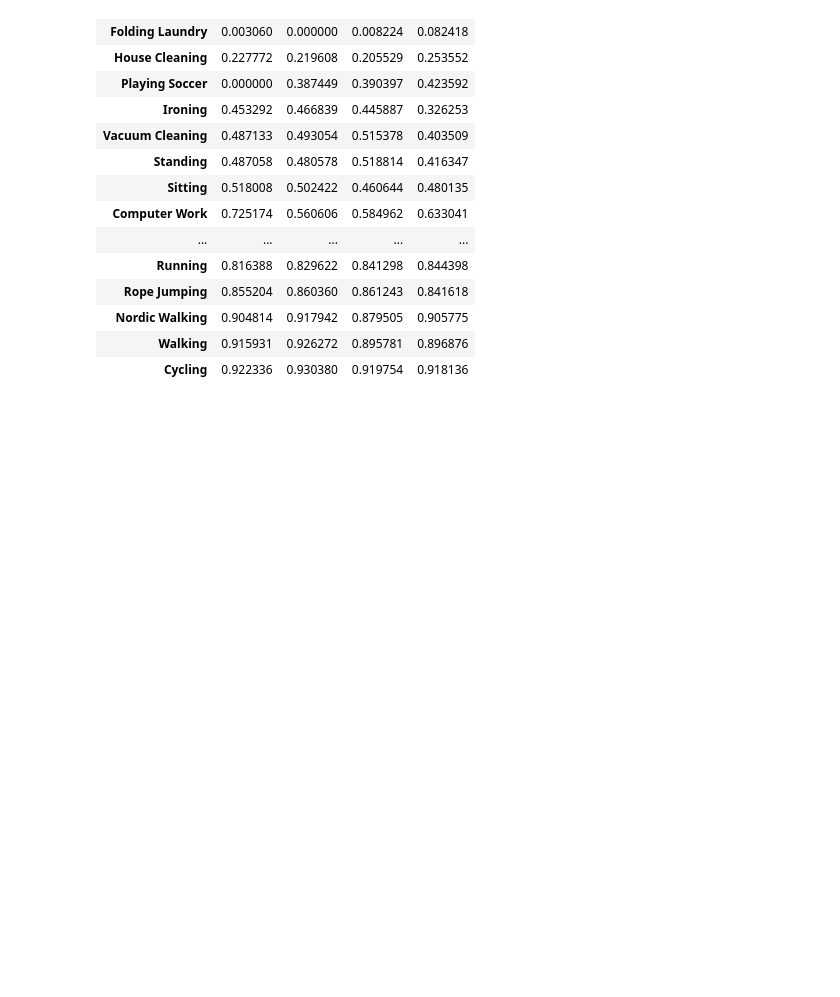
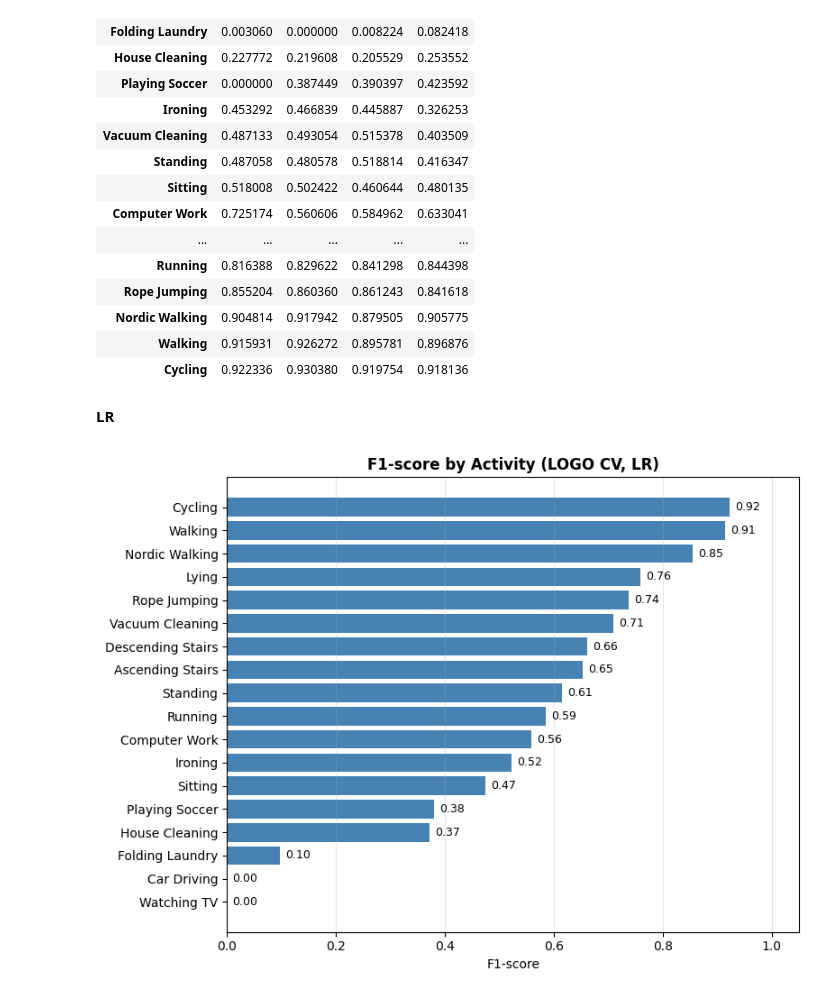
Before and after one commit to Ba-Hi/HAR, a Jupyter notebook: ML_models/main_pamap2.ipynb, the cells around one changed output. Saved outputs shown, nothing was run; the diff lists cells and outputs as text; code cells hidden in the pictures; blank space fills up the shorter version.

Commit message:
different techniques for splitting the data

```diff
--- a/ML_models/main_pamap2.ipynb
+++ b/ML_models/main_pamap2.ipynb
@@ -1477,0 +1577,7 @@ print(rf_params_LeaveOneGroupOut)
+# %%
+# Leave-One-Group-Out
+lr_report_LeaveOneGroupOut, lr_params_LeaveOneGroupOut = train_and_classify_flex(
+    X_np, y_np, groups, model='lr', MODEL_REGISTRY=MODEL_REGISTRY,
+    split_strategy='logo', activities=activities
+)
+print(lr_params_LeaveOneGroupOut)
@@ -1581,3 +1742,9 @@ plot_f1_comparison({
 | Nordic Walking | 0.904814 | 0.917942 | 0.879505 | 0.905775 |
 | Walking | 0.915931 | 0.926272 | 0.895781 | 0.896876 |
 | Cycling | 0.922336 | 0.930380 | 0.919754 | 0.918136 |
+# %% [markdown]
+**LR**
+# %%
+df_f2_logo = plot_f1_by_activity(lr_report_LeaveOneGroupOut, title="F1-score by Activity (LOGO CV, LR)")
+# %% [output]
+[figure, added]
```
Also changed, not shown: parts of 11 cells of this notebook.
